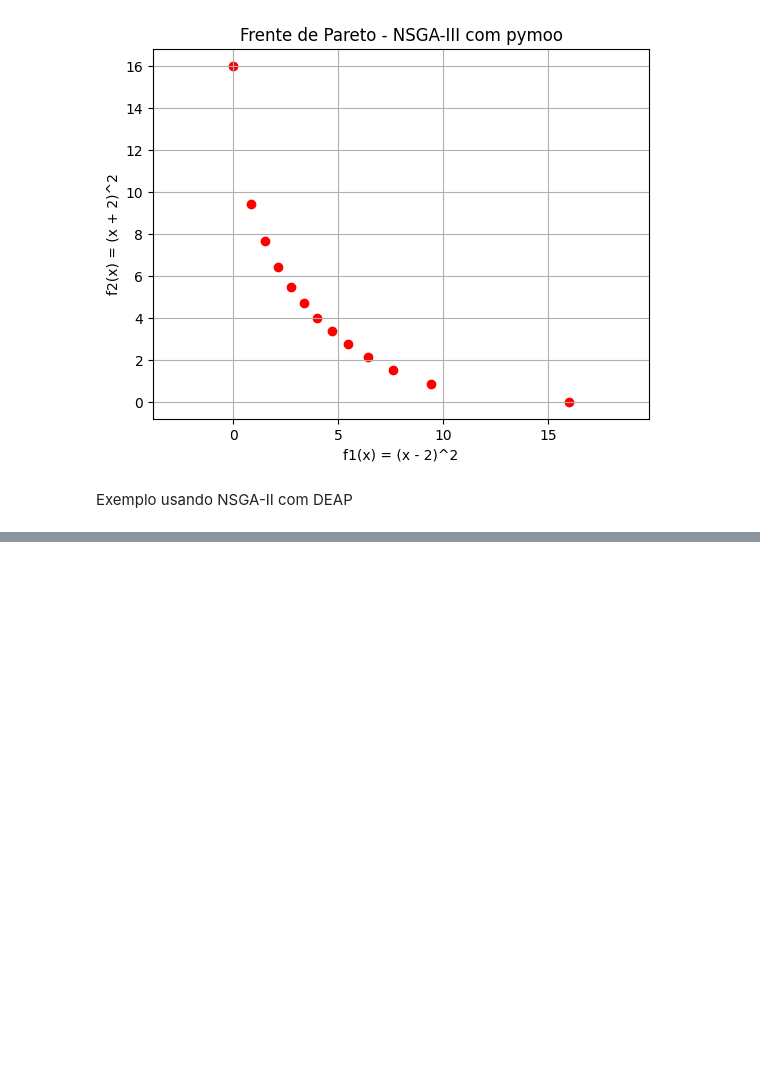
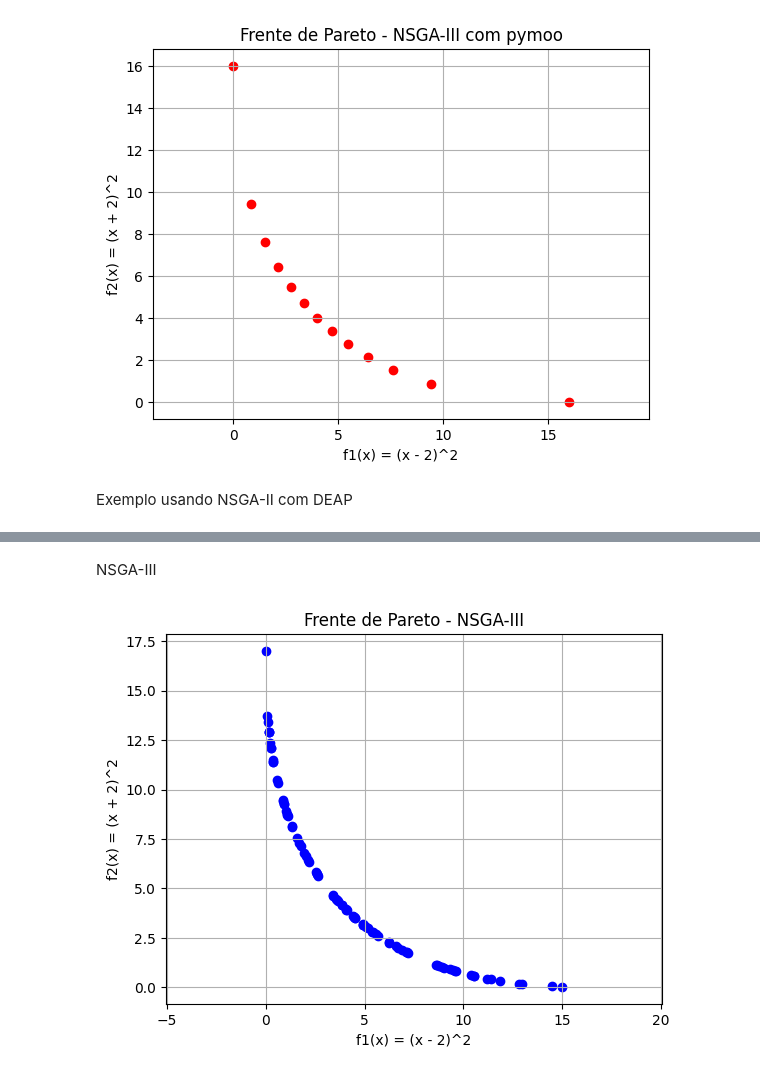
Before and after one commit to JunioCesarFerreira/NSGA-Studies, a Jupyter notebook: notebooks/basic/nsga-lib-study.ipynb, the cells around one changed output, grey strips where cells are left out. Saved outputs shown, nothing was run; the diff lists cells and outputs as text; code cells hidden in the pictures; blank space fills up the shorter version.

Commit message:
update: more study on deap library

```diff
--- a/notebooks/basic/nsga-lib-study.ipynb
+++ b/notebooks/basic/nsga-lib-study.ipynb
@@ -257,0 +318,61 @@ if __name__ == "__main__":
+# %% [markdown]
+NSGA-III
+# %%
+from deap import base, creator, tools, algorithms
+import random
+
+# Problem definition
+creator.create("FitnessMin", base.Fitness, weights=(-1.0, -1.0))  # Minimize both objectives
+creator.create("Individual", list, fitness=creator.FitnessMin)  # Define individual structure
+
+toolbox = base.Toolbox()
+toolbox.register("attr_float", random.uniform, -10, 10)  # Decision variable range
+toolbox.register("individual", tools.initRepeat, creator.Individual,
+                 toolbox.attr_float, n=1)  # Individual creation
+toolbox.register("population", tools.initRepeat, list, toolbox.individual)  # Population creation
+
+def evaluate(individual):
+    x = individual[0]
+    f1 = (x - 2)**2
+    f2 = (x + 2)**2
+    return f1, f2
+
+toolbox.register("evaluate", evaluate)
+
+toolbox.register("mate", tools.cxBlend, alpha=0.5)
+toolbox.register("mutate", tools.mutGaussian, mu=0, sigma=1, indpb=0.2)
+toolbox.register("select", tools.selNSGA3)  # NSGA-III selection algorithm
+
+ref_points = tools.uniform_reference_points(nobj=2, p=10)
+
+def main():
+    random.seed(1)
+    population = toolbox.population(n=100)  # Initial population
+    NGEN = 100  # Number of generations
+
+    # Evolutionary loop
+    for gen in range(NGEN):
+        offspring = algorithms.varAnd(population, toolbox, cxpb=0.5, mutpb=0.2)
+        fits = toolbox.map(toolbox.evaluate, offspring)
+        for fit, ind in zip(fits, offspring):
+            ind.fitness.values = fit
+        population = toolbox.select(offspring, k=len(population), ref_points=ref_points)
+
+    return population
+
+if __name__ == "__main__":
+    pop = main()
+    front = tools.emo.sortNondominated(pop, len(pop), first_front_only=True)[0]
+
+    # Plotagem da Frente de Pareto
+    plt.figure()
+    for ind in front:
+        plt.scatter(ind.fitness.values[0], ind.fitness.values[1], c='b')
+    plt.xlabel('f1(x) = (x - 2)^2')
+    plt.ylabel('f2(x) = (x + 2)^2')
+    plt.title('Frente de Pareto - NSGA-III')
+    plt.axis('equal')
+    plt.grid()
+    plt.show()
+# %% [output]
+[figure, added]
```
Also changed, not shown: parts of 6 cells of this notebook.
